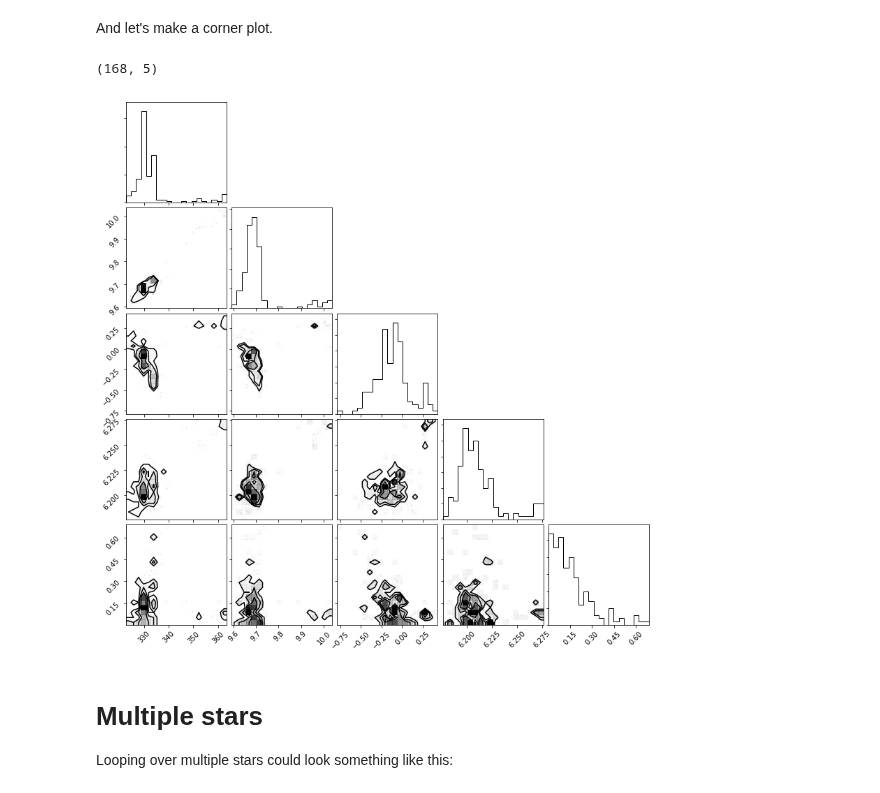
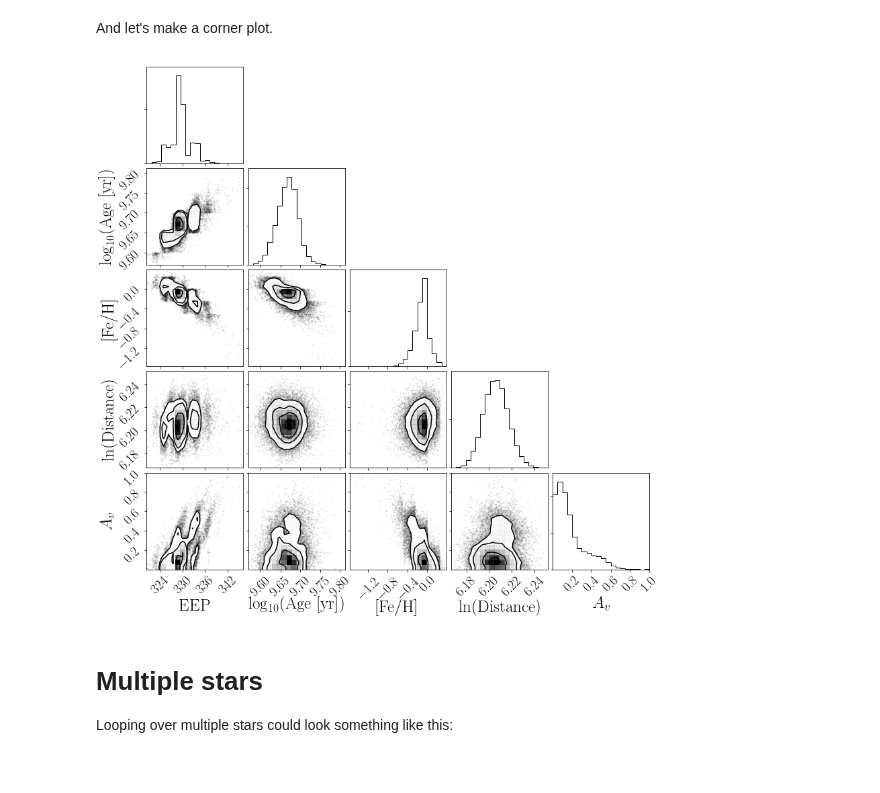
Before and after one commit to RuthAngus/stardate, a Jupyter notebook: docs/source/_static/notebooks/Tutorial.ipynb, the cells around one changed output. Drawn from its saved outputs; the diff is of its cells as text; code cells hidden in the pictures.

```diff
--- a/docs/source/_static/notebooks/Tutorial.ipynb
+++ b/docs/source/_static/notebooks/Tutorial.ipynb
@@ -191,12 +150,16 @@ Text(0.5,0,'log10(Age)')
 # %% [markdown]
 And let's make a corner plot.
-# %%
-import corner
-print(np.shape(star.samples))
-corner.corner(star.samples);
-# %% [output]
-(168, 5)
-[figure, removed]
+# %%
+import corner
+
+labels = ["$\mathrm{EEP}$", "$\log_{10}(\mathrm{Age~[yr]})$",
+          "$\mathrm{[Fe/H]}$", "$\ln(\mathrm{Distance})$", "$A_v$"]
+
+samples = star.samples(burnin=1000)
+# %%
+corner.corner(samples, labels=labels);
+# %% [output]
+[figure, added]
 # %% [markdown]
 # Multiple stars
 
```
Also changed, not shown: parts of 20 cells of this notebook.
